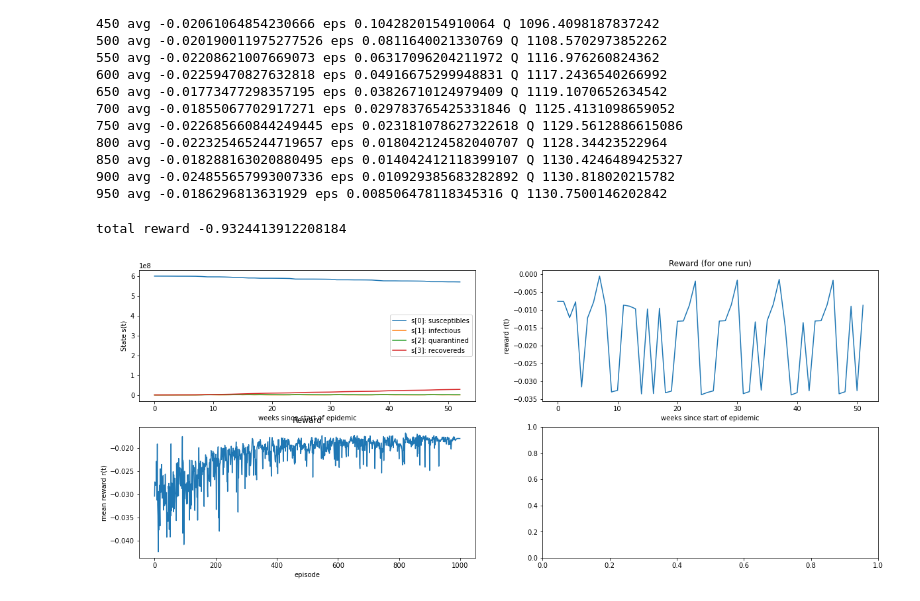
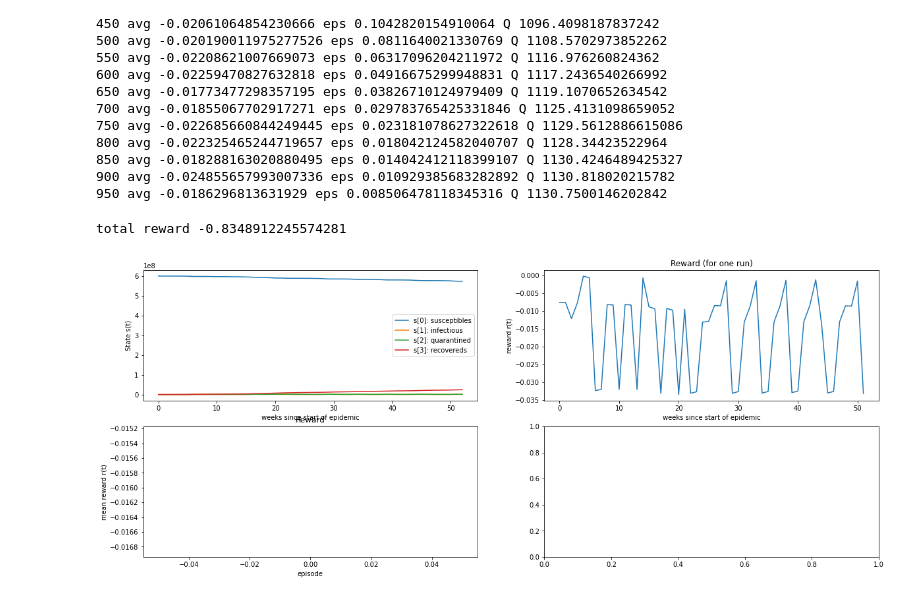
Before and after one commit to erolm-a/ai-coursework-2020, a Jupyter notebook: notebooks/run_qlearning_tabular.ipynb, the cells around one changed output. Drawn from its saved outputs; the diff is of its cells as text; code cells hidden in the pictures.

```diff
--- a/notebooks/run_qlearning_tabular.ipynb
+++ b/notebooks/run_qlearning_tabular.ipynb
@@ -60,6 +60,8 @@ end for
 env = virl.Epidemic(stochastic=False, noisy=False, problem_id=0)
 
 bins = 20
+learning_rate = 0.1
+discount_factor = 0.95
 
 def discretize(s, population=600000000, bins=bins):
     bins = np.geomspace(1, population, num=bins)
@@ -78,8 +80,6 @@ for i in range(episodes):
     states.append(s)
     while not done:
         discretized_s = discretize(s)
-#         print(s)
-#         print(discretized_s)
         action = np.argmax(Q[(*discretized_s, None)])
         if np.random.random() < epsilon:
             action = np.random.choice(env.action_space.n)
@@ -89,10 +89,10 @@ for i in range(episodes):
         s, r, done, _ = env.step(action=action)
 
         discretized_new_s = discretize(s)
-        best = np.argmax(Q[(*discretized_new_s, None)])
-        max_q_sa_next = Q[(*discretized_new_s, best)]
+        s_next_q_values = np.argmax(Q[(*discretized_new_s, None)])
+        best_s_next_q_value = Q[(*discretized_new_s, s_next_q_values)]
 
-        new_q_sa = q_sa + 0.1 + (r + 0.95 * max_q_sa_next - q_sa)
+        new_q_sa = q_sa + learning_rate + (r + discount_factor * best_s_next_q_value - q_sa)
 
         Q[(*discretized_s, action)] = new_q_sa
 
@@ -127,25 +127,60 @@ for i in range(episodes):
 # %%
 
 def analysis(states, rewards, avg_episode_rewards):
     fig, axes = plt.subplots(2, 2, figsize=(20, 8))
     labels = ['s[0]: susceptibles', 's[1]: infectious', 's[2]: quarantined', 's[3]: recovereds']
     states = np.array(states)
     for i in range(4):
         axes[0, 0].plot(states[:,i], label=labels[i]);
     axes[0, 0].set_xlabel('weeks since start of epidemic')
     axes[0, 0].set_ylabel('State s(t)')
     axes[0, 0].legend()
     axes[0, 1].plot(rewards);
     axes[0, 1].set_title('Reward (for one run)')
     axes[0, 1].set_xlabel('weeks since start of epidemic')
     axes[0, 1].set_ylabel('reward r(t)')
     axes[1, 0].plot(avg_episode_rewards);
     axes[1, 0].set_title('Reward')
     axes[1, 0].set_xlabel('episode')
     axes[1, 0].set_ylabel('mean reward r(t)')
 
     print('total reward', np.sum(rewards))
+
+def execute_policy(policy, env):
+    """Execute a policy
+
+    :param policy a policy to run. A policy is a callable that takes a state as input and returns an array of probabilities of actions. If the policy returns a tuple the first element is taken.
+    :param env the environment to run (a correctly instantiated problem).
+
+    :returns a tuple (states, rewards, action_taken)
+    """
+    s = env.reset()
+
+    states = [s]
+    rewards = []
+    action_taken = []
+    done = False
+
+    while not done:
+        s = states[-1]
+        action_id = policy(s)
+
+        s, r, done, i = env.step(action=action_id)
+
+        states.append(s)
+        rewards.append(r)
+        action_taken.append(action_id)
+
+    return states, rewards, sum(rewards) / len(rewards)
+
+def policy(s):
+    discretized = discretize(s)
+    q = Q[(*discretized, None)][0]
+    return np.argmax(q)
+
+
+states, rewards, avg_episode_rewards = execute_policy(policy, virl.Epidemic(stochastic=False, noisy=False, problem_id=4))
 analysis(states, rewards, avg_episode_rewards)
 # %% [output]
-total reward -0.9324413912208184
+total reward -0.8348912245574281
-[figure, old version]
+[figure, new version]
```
Also changed, not shown: parts of 1 cell of this notebook.
